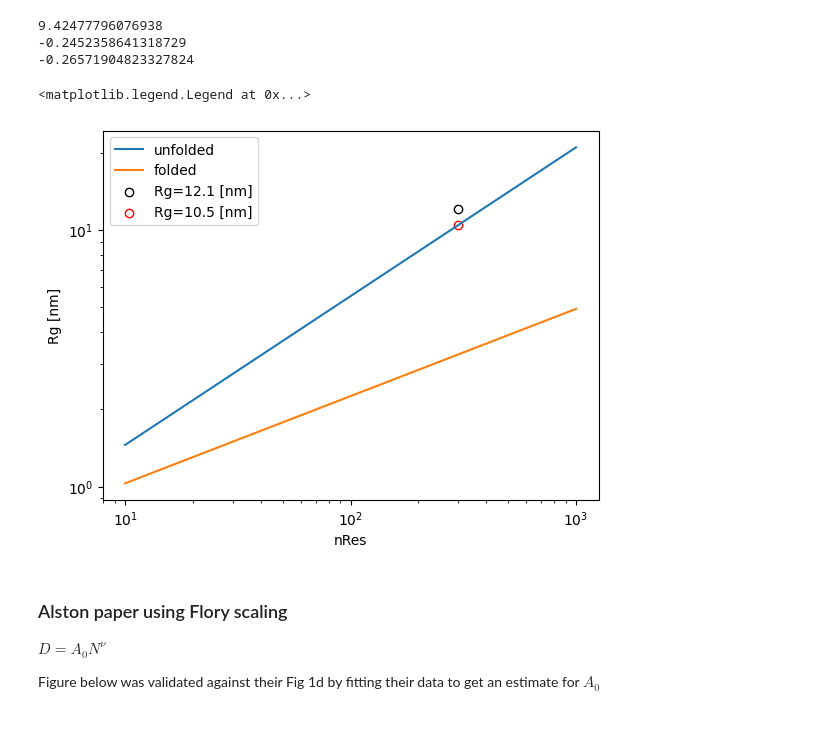
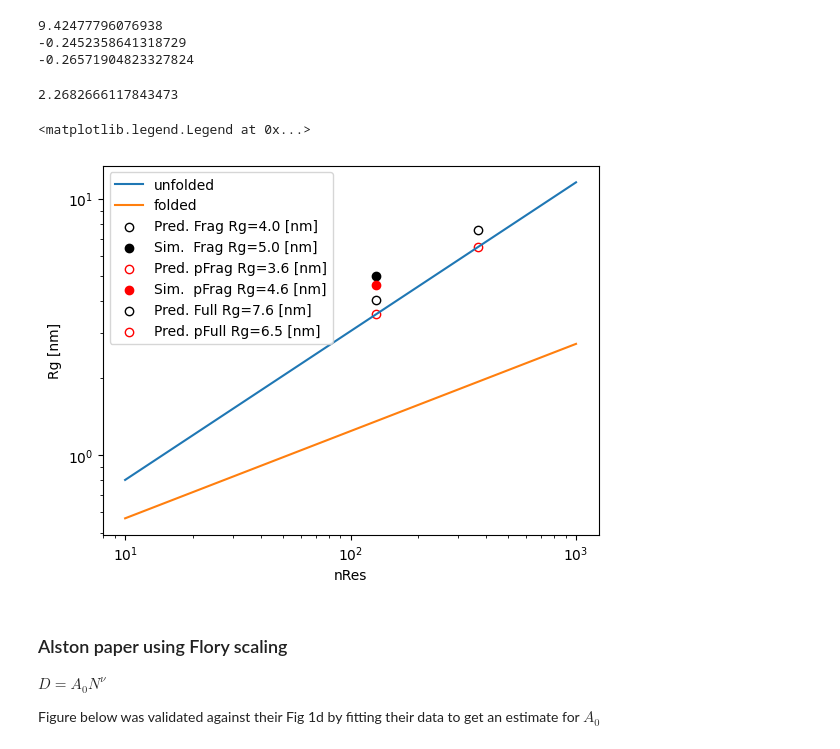
Before and after one commit to huskeypm/foldingML, a Jupyter notebook: ablim.ipynb, the cells around one changed output. Drawn from its saved outputs; the diff is of its cells as text; code cells hidden in the pictures.

```diff
--- a/ablim.ipynb
+++ b/ablim.ipynb
@@ -151,56 +227,85 @@ print( vexcess(0.148,0.143 ) )
 -0.26571904823327824
 # %%
 # Validated against Fig 2 in Hofmann et al
-# (WAS VALIDATED< NEED TO GET CORRECT LP/B VALUES)
-
-b = 1.
-lp = b/2.
+b = 0.38 # nm [from Hofmann]
+lp = 0.4 # nm
 def rg(n,nu):
     num = 2*lp * b
     denom = (2*nu+1)*(2*nu+2)
     scale = np.sqrt(num/denom)*(n**nu)
     return scale
+
+
+#rg(1000,0.58)
+# Protein IN (left bottom panel) appears to have Nbond=60, and Rg of about 2. and a scaling
+# exponent of 0.58. The expression below reproduces this number
+rg(60,0.58)
+# %% [output]
+2.2682666117843473
 # %%
-rg(1000,0.58)
 nval =  10**np.linspace(1,3,20)
 nval = np.array(nval,dtype=int)
 
 nu = 0.58 # unfolded
 plt.plot(nval, rg(nval,nu),label='unfolded')
 nu = 0.34 # folded
 plt.plot(nval, rg(nval,nu),label='folded')
 
 
 plt.ylabel('Rg [nm]')
 plt.yscale('log')
 plt.xlabel('nRes')
 plt.xscale('log')
 plt.legend(loc=0)
 
 # reference plt.scatter([1000],[rg(1000,nu)],edgecolor='orange',facecolor='white')
 # according to 6A, proT53 has a net charge of 0.3, vs 0.4 for proTa, IN is about 0.15
 # i'm guess netcharge has a maximum of 1.0 from (f^+ - f^-)
 # from 2 it looks ilke IN has v=0.58 and proTA = 0.67
 # i can't really figure out what numbers were used for the net charge listed in the hofmann paper, though they did seem to include
 # the net charges of the fluorophores
 
 
 nResCterm = 300
 # ratio of pos/neg. aa in ablim are pretty even (+40/300 vs -31/300), but they're slightly positive overall (9/300). Let's assume this gives us
 # a nu=0.61. promotyhsin a had about 5 more positive aa over 50ish residues and had nu=0.67 Adding 3 phosphates (-2x3) will almost balance positive w negative, so we'll use nu=0.58
 
-n=300
+# The region spanning LIM4 (343) and VHP (710) is 366 residues (to 709)
+# The short fragment we simulated was 130
+nFrag = 130
+nFull=366
+
+# unphospho
 nu=0.61
-val = rg(n,nu)
-plt.scatter([n],[val], label="Rg=%3.1f [nm]"%val,facecolor='w',edgecolor='k')
+val = rg(nFrag,nu)
+plt.scatter([nFrag],[val], label="Pred. Frag Rg=%3.1f [nm]"%val,facecolor='w',edgecolor='k')
+# based on figure 9
+simVal = 5.0 # update
+plt.scatter([nFrag],[simVal], label="Sim.  Frag Rg=%3.1f [nm]"%simVal,facecolor='k',edgecolor='k')
 
+# phospho
 nu=0.58
-val = rg(n,nu)
-plt.scatter([n],[val], label="Rg=%3.1f [nm]"%val,facecolor='w',edgecolor='r')
+val = rg(nFrag,nu)
+plt.scatter([nFrag],[val], label="Pred. pFrag Rg=%3.1f [nm]"%val,facecolor='w',edgecolor='r')
+# based on figure 9
+simVal = 4.6 # update
+plt.scatter([nFrag],[simVal], label="Sim.  pFrag Rg=%3.1f [nm]"%simVal,facecolor='r',edgecolor='r')
+
+# full
+# unphospho
+nu=0.61
+val = rg(nFull,nu)
+plt.scatter([nFull],[val], label="Pred. Full Rg=%3.1f [nm]"%val,facecolor='w',edgecolor='k')
+
+# phospho
+nu=0.58
+val = rg(nFull,nu)
+plt.scatter([nFull],[val], label="Pred. pFull Rg=%3.1f [nm]"%val,facecolor='w',edgecolor='r')
+
 plt.legend(loc=0)
 # %% [output]
 <matplotlib.legend.Legend at 0x...>
-[figure, old version]
+[figure, new version]
 # %% [markdown]
 ### Alston paper using Flory scaling
 $D = A_0 N^\nu$
```
Also changed, not shown: parts of 10 cells of this notebook.
